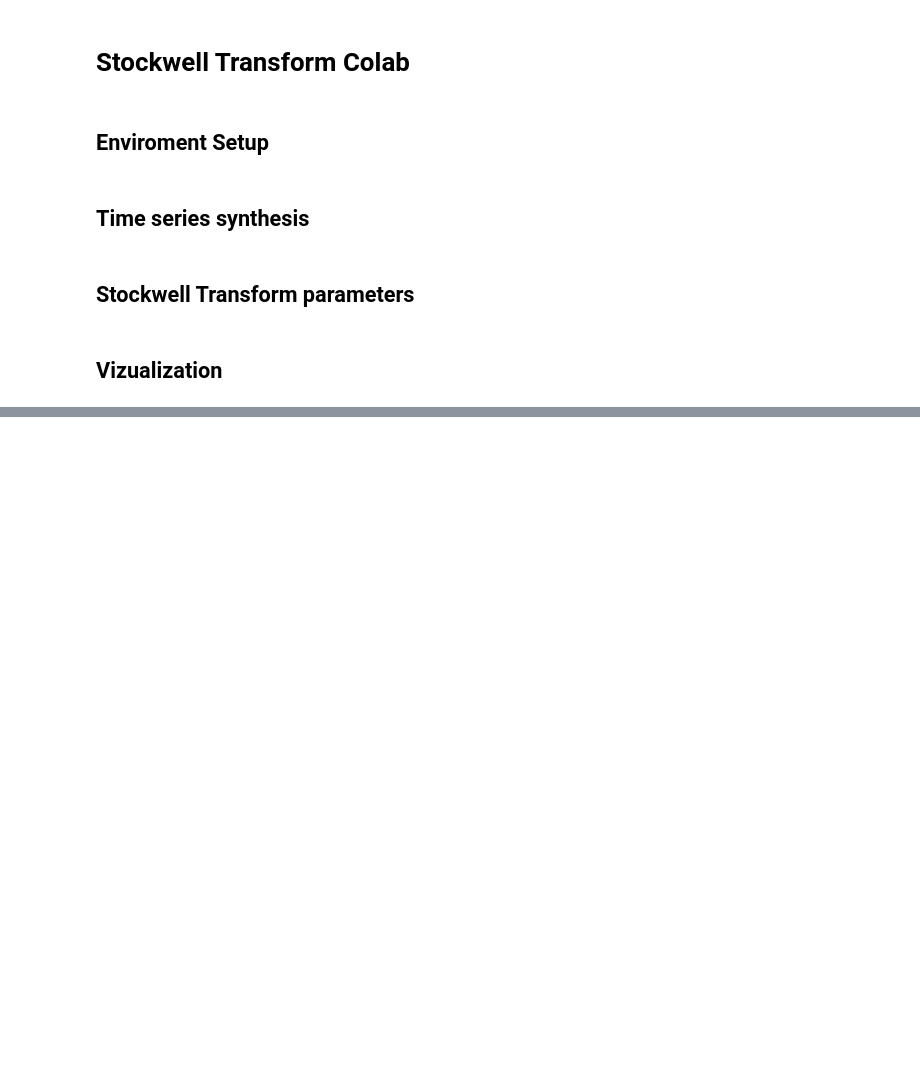
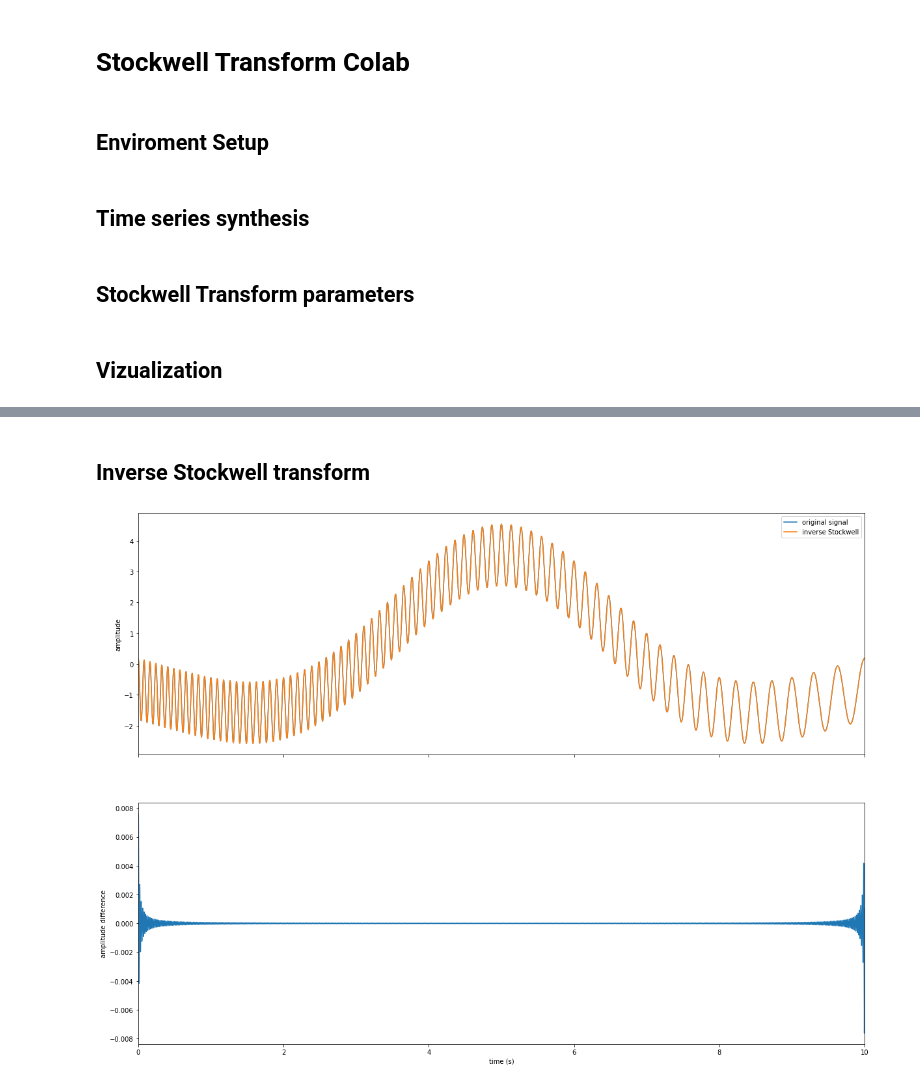
Before and after one commit to ralfcam/Stockwell-Transform-Colab, a Jupyter notebook: S_Lab.ipynb, the cells around one changed output, grey strips where cells are left out. Cells and saved outputs as stored; diff of their text form; code cells hidden in the pictures; blank space fills up the shorter version.

Commit message:
Add Inverse

```diff
--- a/S_Lab.ipynb
+++ b/S_Lab.ipynb
@@ -47,0 +48,15 @@ plt.show()
+# %% [markdown]
+## Inverse Stockwell transform
+# %%
+inv_stock = st.ist(stock, fmin_samples, fmax_samples)
+fig, ax = plt.subplots(2, 1, sharex=True, figsize=(20,15))
+ax[0].plot(t, w, label='original signal')
+ax[0].plot(t, inv_stock, label='inverse Stockwell')
+ax[0].set(ylabel='amplitude')
+ax[0].legend(loc='upper right')
+ax[1].plot(t, w - inv_stock)
+ax[1].set_xlim(0, 10)
+ax[1].set(xlabel='time (s)', ylabel='amplitude difference')
+plt.show()
+# %% [output]
+[figure, added]
```
Also changed, not shown: parts of 4 cells of this notebook.
